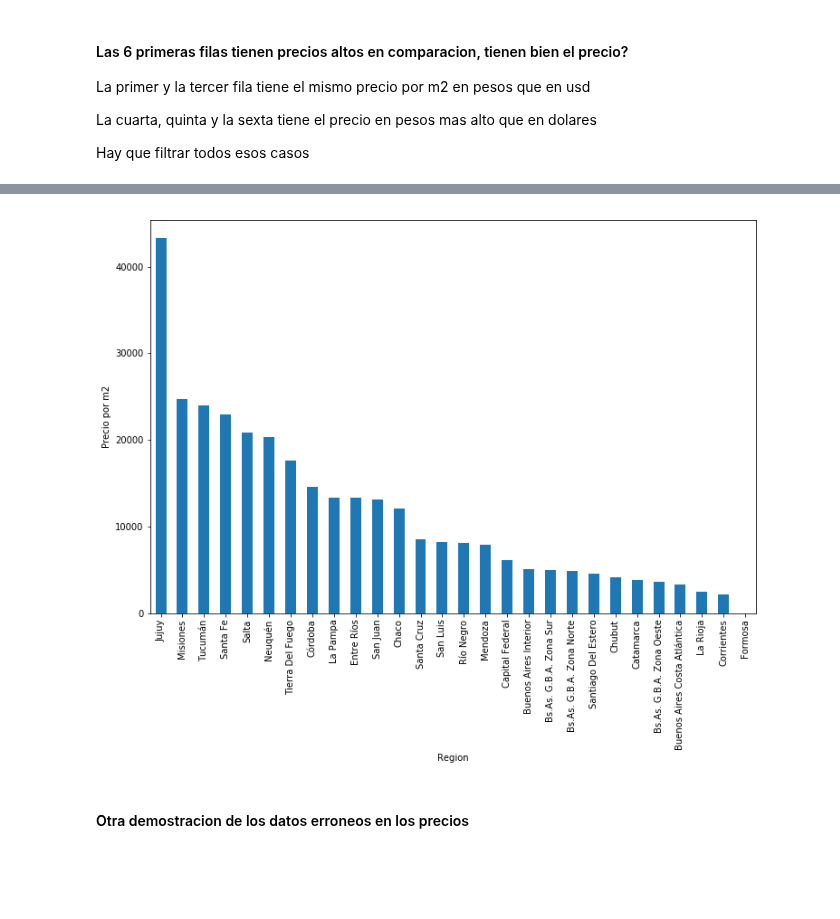
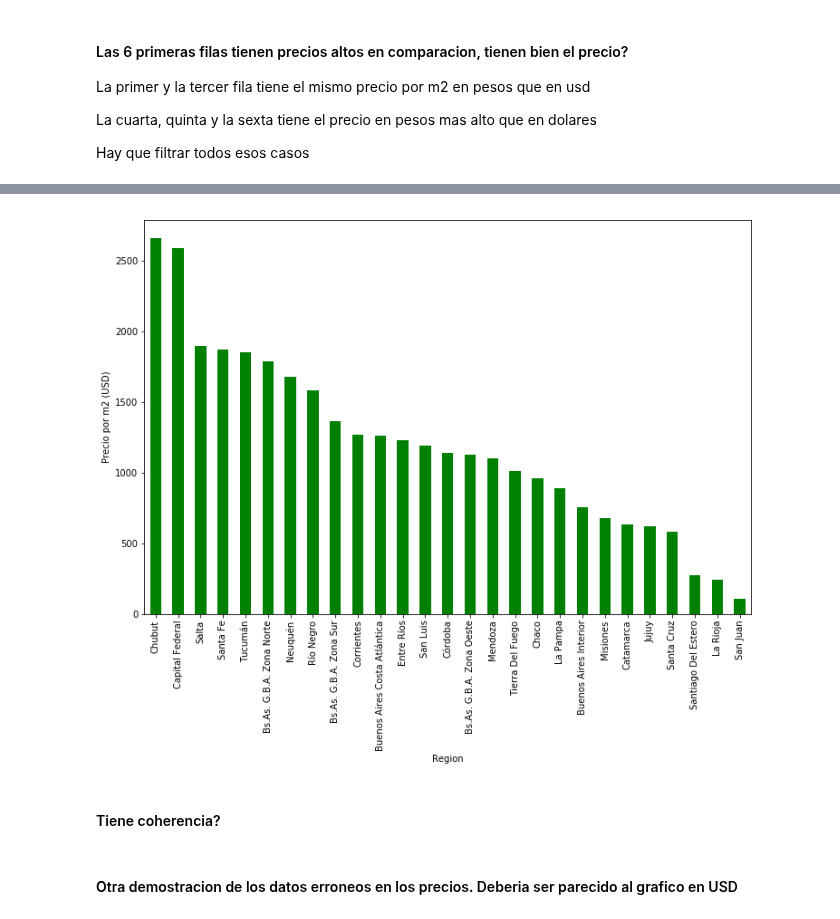
Before and after one commit to AlejandroDaneri/Machine-Learning-Properati, a Jupyter notebook: TP.ipynb, the cells around one changed output, grey strips where cells are left out. Saved outputs shown, nothing was run; the diff lists cells and outputs as text; code cells hidden in the pictures; blank space fills up the shorter version.

```diff
--- a/TP.ipynb
+++ b/TP.ipynb
@@ -4,7 +5,7 @@ import gmaps as gp
 from IPython.core.display import display, HTML
 display(HTML("<style>.container { width:97% !important; }</style>"))
 # %%
-properati = pd.read_csv('data/properati.csv')
+properati = pd.read_csv('datos/properati.csv')
 len(properati)
 # %% [output]
 121220
@@ -68,5 +69,5 @@ gp.scatter(cap['lat'], cap['lon'],cap['surface_total_in_m2'])
 # %% [output]
 [figure]
 # %%
-propiedades_con_precio = filtrado.dropna(subset=['price'])
+filtrado = filtrado.dropna(subset=['price'])
 # %%
@@ -114,0 +137,3 @@ ranking_precios2 = propiedades_con_precio.groupby('region').mean()['price_per_m2
+# %%
+filtrado2 = filtrado.loc[(filtrado['price_per_m2'] > filtrado['price_usd_per_m2'])] #Esta borrando los NaN, no es la idea, pueden llegar a servir
+filtrado2
@@ -115,9 +159,12 @@ ranking_precios2 = propiedades_con_precio.groupby('region').mean()['price_per_m2
 # %%
-ranking_precios2.plot(kind='bar',figsize=(12,8))
+ranking_precios_usd = filtrado2.groupby('region').mean()['price_usd_per_m2'].sort_values(ascending=False)
+ranking_precios_usd.plot(kind='bar',figsize=(12,8),color='g')
 plt.xlabel('Region')
-plt.ylabel('Precio por m2')
+plt.ylabel('Precio por m2 (USD)')
 plt.show()
 # %% [output]
-[figure, old version]
+[figure, new version]
+# %% [markdown]
+#### Tiene coherencia?
 # %% [markdown]
-#### Otra demostracion de los datos erroneos en los precios
+#### Otra demostracion de los datos erroneos en los precios. Deberia ser parecido al grafico en USD
```
Also changed, not shown: parts of 13 cells of this notebook.
